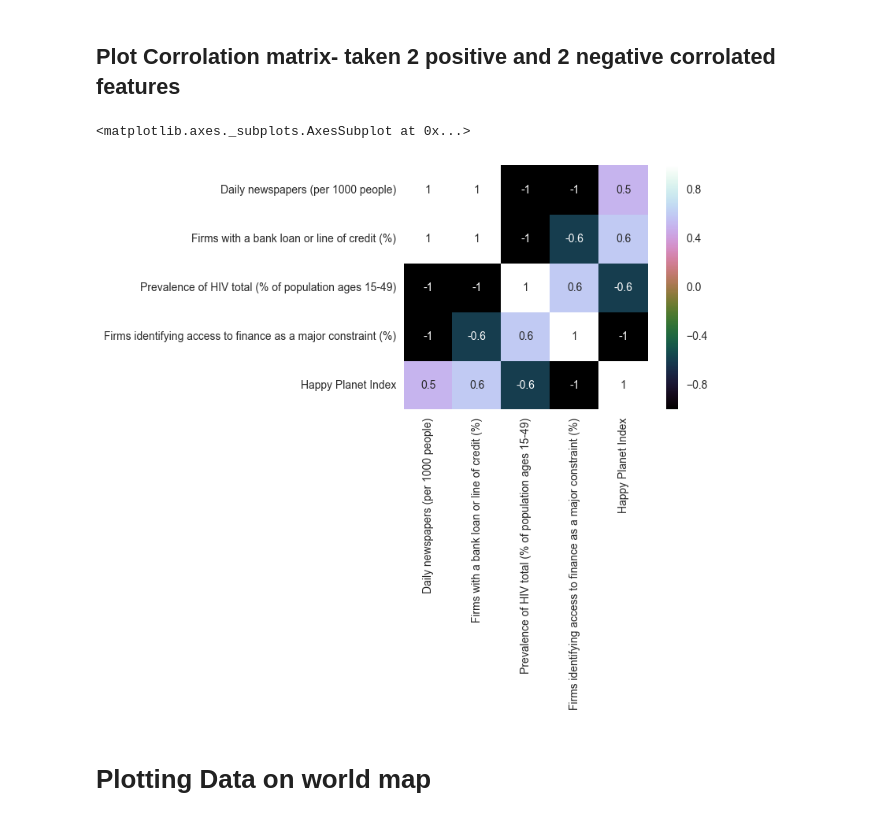
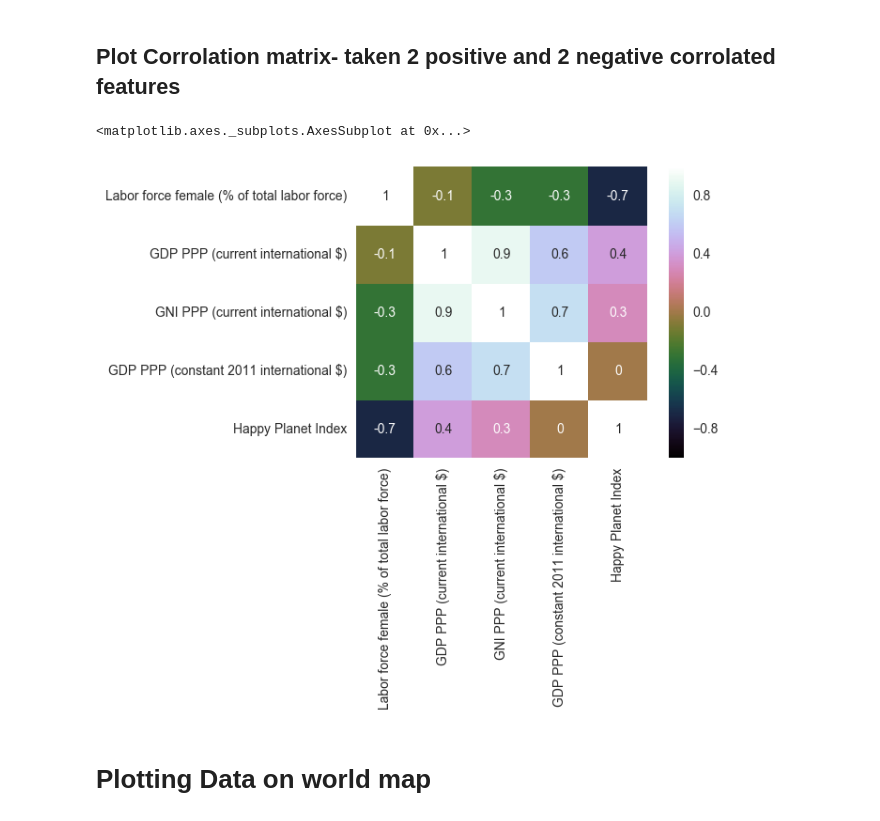
Before and after one commit to acrola/WorkShopDS, a Jupyter notebook: Project-Notebook.ipynb, the cells around one changed output. Cells and saved outputs as stored; diff of their text form; code cells hidden in the pictures.

```diff
--- a/Project-Notebook.ipynb
+++ b/Project-Notebook.ipynb
@@ -542,0 +379,7 @@ year                                                  -0.275038
+# %%
+HPI_correlation = overall_data[overall_data.columns[1:-1]].apply\
+(lambda x: x.corr(overall_data['Happy Planet Index'], method='spearman'))
+HPI_correlation = HPI_correlation.abs().sort_values(ascending=False)
+HPI_correlation = pd.DataFrame({'Feature':HPI_correlation.index,\
+                                'Correlation to Happy Planet Index':HPI_correlation.values})
+HPI_correlation.head(6)
@@ -543,16 +394,15 @@ year                                                  -0.275038
 # %% [markdown]
 ## Plot Corrolation matrix- taken 2 positive and 2 negative corrolated features
 # %%
-corr_features = ['Daily newspapers (per 1000 people)', 'Firms with a bank loan or line of credit (%)',\
-                         'Prevalence of HIV total (% of population ages 15-49)',\
-                 'Firms identifying access to finance as a major constraint (%)', 'Happy Planet Index']
+corr_features = HPI_correlation['Feature'].head(5).tolist() + ['Happy Planet Index']
+corr_features = [x for x in corr_features if x != 'year']
 overall_data_to_plot = overall_data[corr_features]
 data_corr_mat= overall_data_to_plot.corr(method='spearman')
 c = data_corr_mat.corr(method='spearman')
 sns.heatmap(c, vmax=1, square=True, annot=True, cmap='cubehelix')
 # %% [output]
 <matplotlib.axes._subplots.AxesSubplot at 0x...>
-[figure, old version]
+[figure, new version]
 # %% [markdown]
 # Plotting Data on world map
 # %%
```
Also changed, not shown: parts of 66 cells of this notebook, 43 other files.
